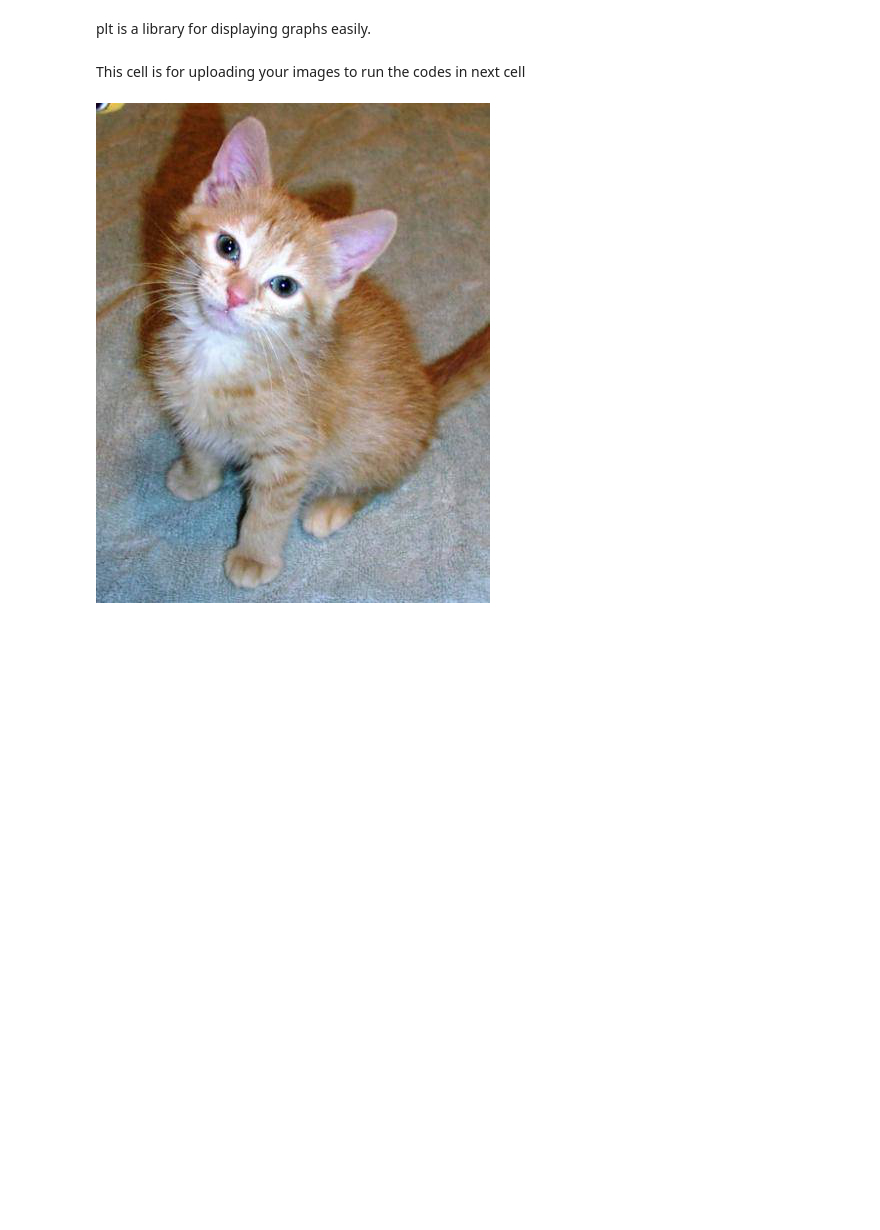
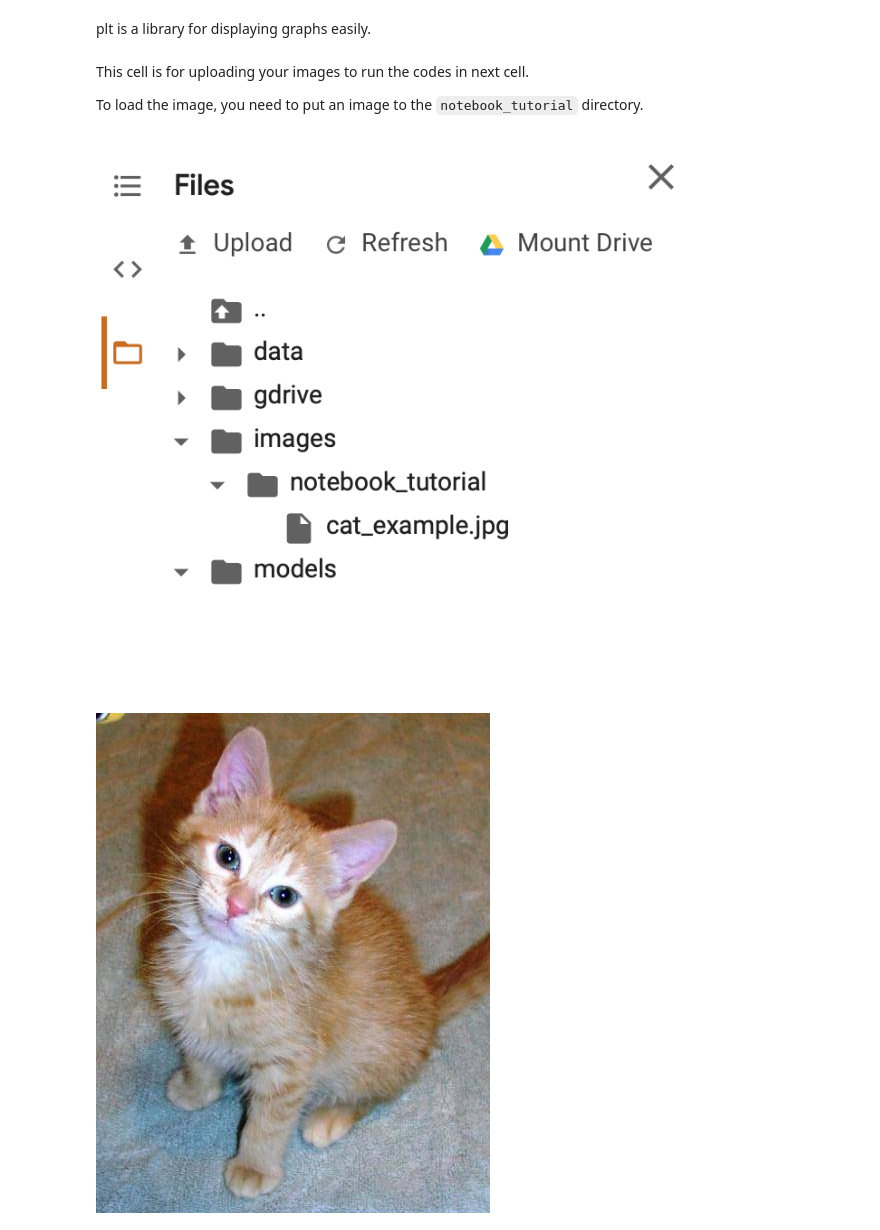
Before and after one commit to wakii/ML_Programming, a Jupyter notebook: Ex1.ipynb, the cells around one changed output. Saved outputs shown, nothing was run; the diff lists cells and outputs as text; code cells hidden in the pictures; blank space fills up the shorter version.

Commit message:
add directory Image for example

```diff
--- a/Ex1.ipynb
+++ b/Ex1.ipynb
@@ -98,7 +98,13 @@ path = Path('/content/images/')
 dest = path/folder
 dest.mkdir(parents=True, exist_ok=True)
 # %% [markdown]
-This cell is for uploading your images to run the codes in next cell
+This cell is for uploading your images to run the codes in next cell.
+
+To load the image, you need to put an image to the `notebook_tutorial` directory.
+# %%
+Image.open('images/notebook_tutorial/directoryImageforColab.png')
+# %% [output]
+[figure, added]
 # %%
 Image.open('images/notebook_tutorial/cat_example.jpg')
 # %% [output]
```
Also changed, not shown: parts of 2 cells of this notebook.
